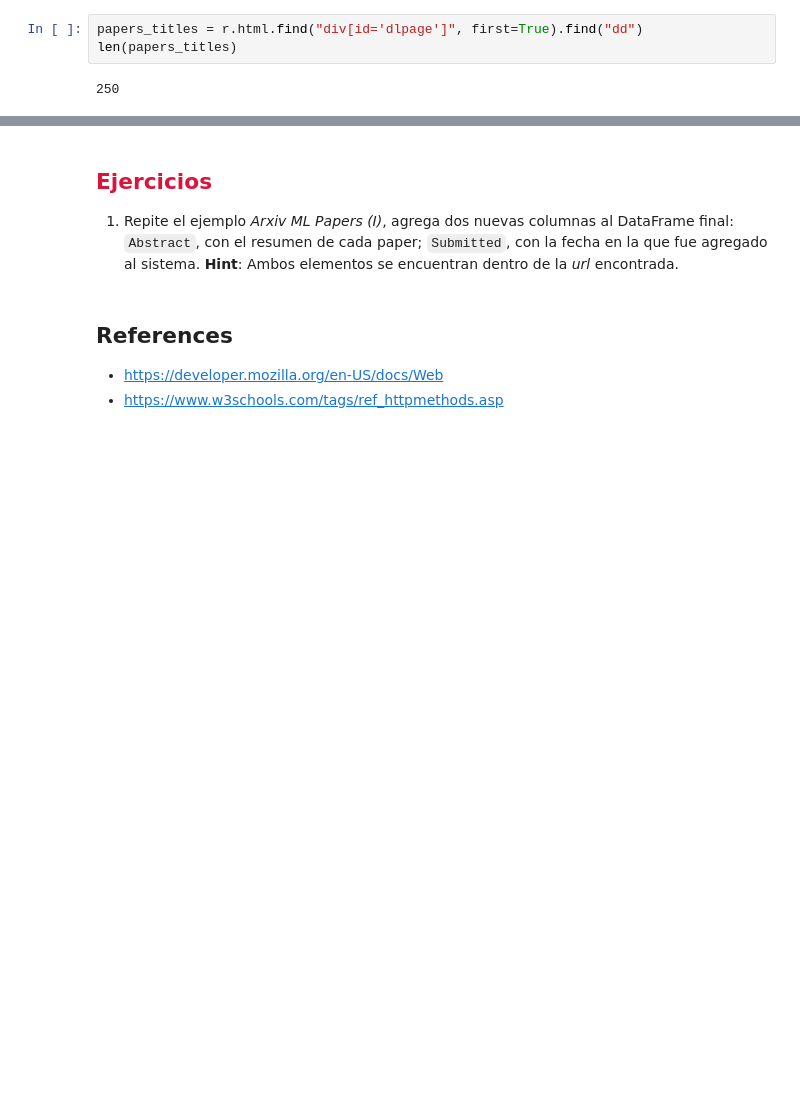
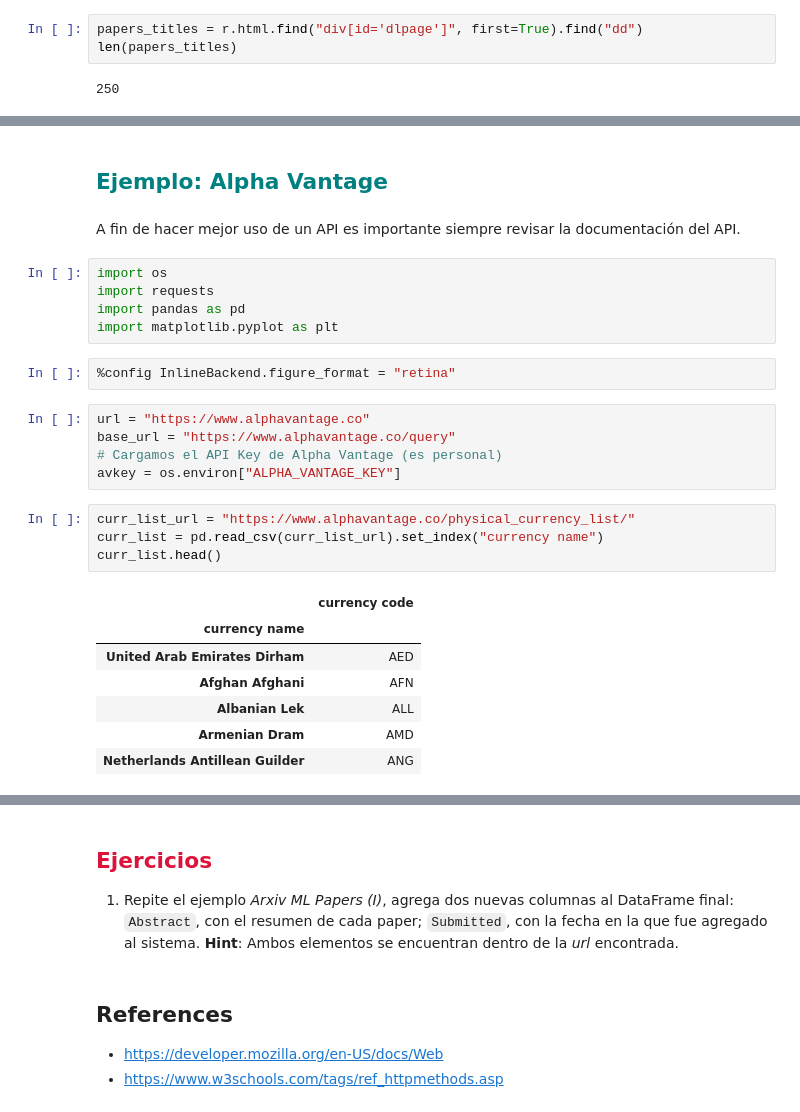
Before and after one commit to elopezgon/data-science, a Jupyter notebook: notes/lec04-webscrapping.ipynb, the cells around one changed output, grey strips where cells are left out. Drawn from its saved outputs; the diff is of its cells as text; blank space fills up the shorter version.

```diff
--- a/notes/lec04-webscrapping.ipynb
+++ b/notes/lec04-webscrapping.ipynb
@@ -319,0 +323,28 @@ url = "https://www.alphavantage.co"
+# %% [markdown]
+<h2 style="color:teal">Ejemplo: Alpha Vantage</h2>
+# %% [markdown]
+A fin de hacer mejor uso de un API es importante siempre revisar la documentación del API.
+# %%
+import os
+import requests
+import pandas as pd
+import matplotlib.pyplot as plt
+# %%
+%config InlineBackend.figure_format = "retina"
+# %%
+url = "https://www.alphavantage.co"
+base_url = "https://www.alphavantage.co/query"
+# Cargamos el API Key de Alpha Vantage (es personal)
+avkey = os.environ["ALPHA_VANTAGE_KEY"]
+# %%
+curr_list_url = "https://www.alphavantage.co/physical_currency_list/"
+curr_list = pd.read_csv(curr_list_url).set_index("currency name")
+curr_list.head()
+# %% [output]
+|  | currency code |
+| currency name |  |
+| United Arab Emirates Dirham | AED |
+| Afghan Afghani | AFN |
+| Albanian Lek | ALL |
+| Armenian Dram | AMD |
+| Netherlands Antillean Guilder | ANG |
```
Also changed, not shown: parts of 24 cells of this notebook.
